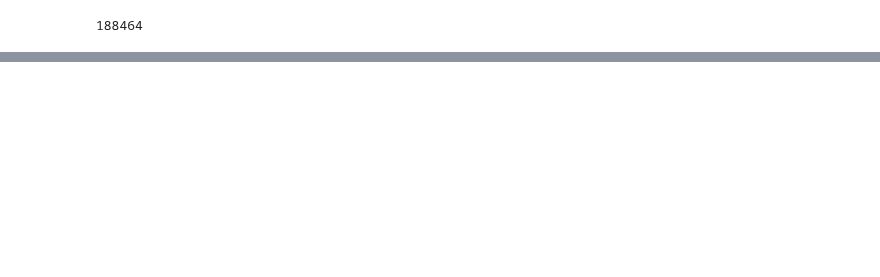
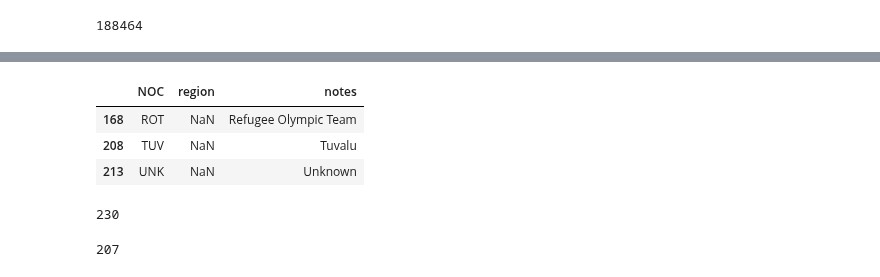
Before and after one commit to Andreas-Svensson/Databehandling-Project, a Jupyter notebook: E0_exploration.ipynb, the cells around one changed output, grey strips where cells are left out. Cells and saved outputs as stored; diff of their text form; code cells hidden in the pictures; blank space fills up the shorter version.

```diff
--- a/E0_exploration.ipynb
+++ b/E0_exploration.ipynb
@@ -742,0 +967,17 @@ df_summer["Medal"].isnull().sum()
+# %%
+df_regions[df_regions["region"].isna() == True]
+# TODO: Tuvalu is a region, set Tuvalu region to Tuvalu
+# leave the other two as NaN or potentially drop them, depending on how NOCs are used in future exploration
+# %% [output]
+|  | NOC | region | notes |
+| 168 | ROT | NaN | Refugee Olympic Team |
+| 208 | TUV | NaN | Tuvalu |
+| 213 | UNK | NaN | Unknown |
+# %%
+len(df_regions["NOC"].unique()) # all NOC values are unique, so there are no duplicates there
+# %% [output]
+230
+# %%
+len(df_regions["region"].unique()) # there are, however, duplicates in region, with regions being represented multiple times under different NOCs
+# %% [output]
+207
```
Also changed, not shown: parts of 31 cells of this notebook.
